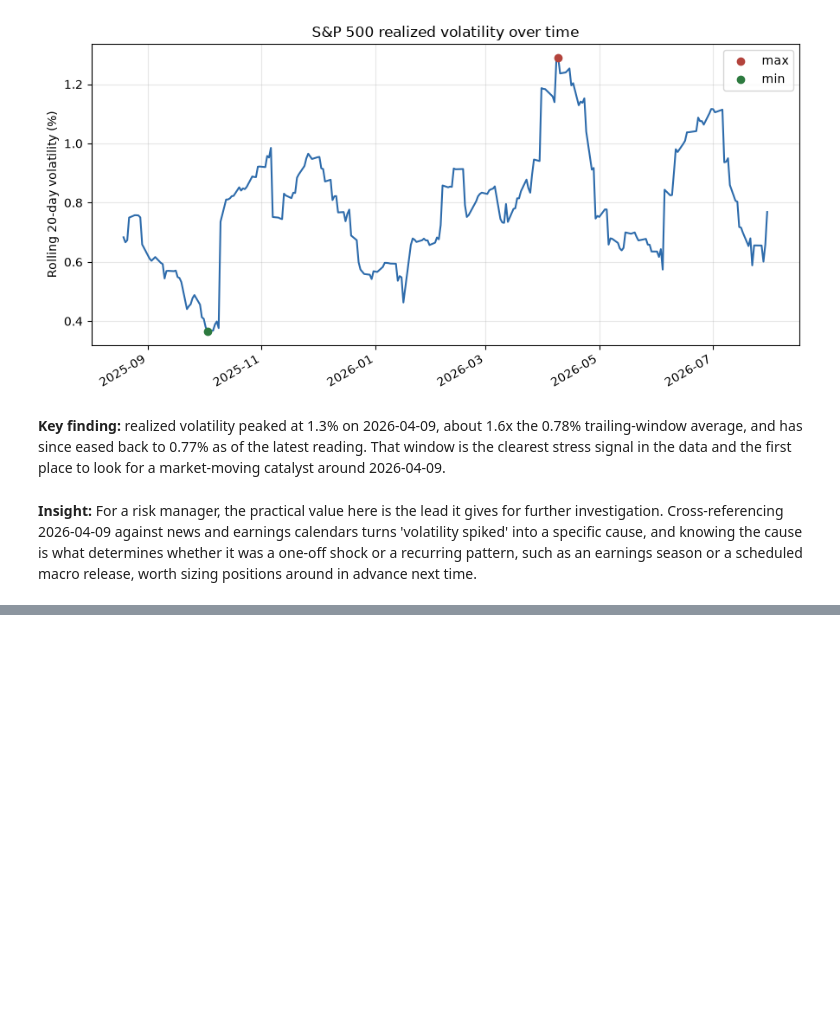
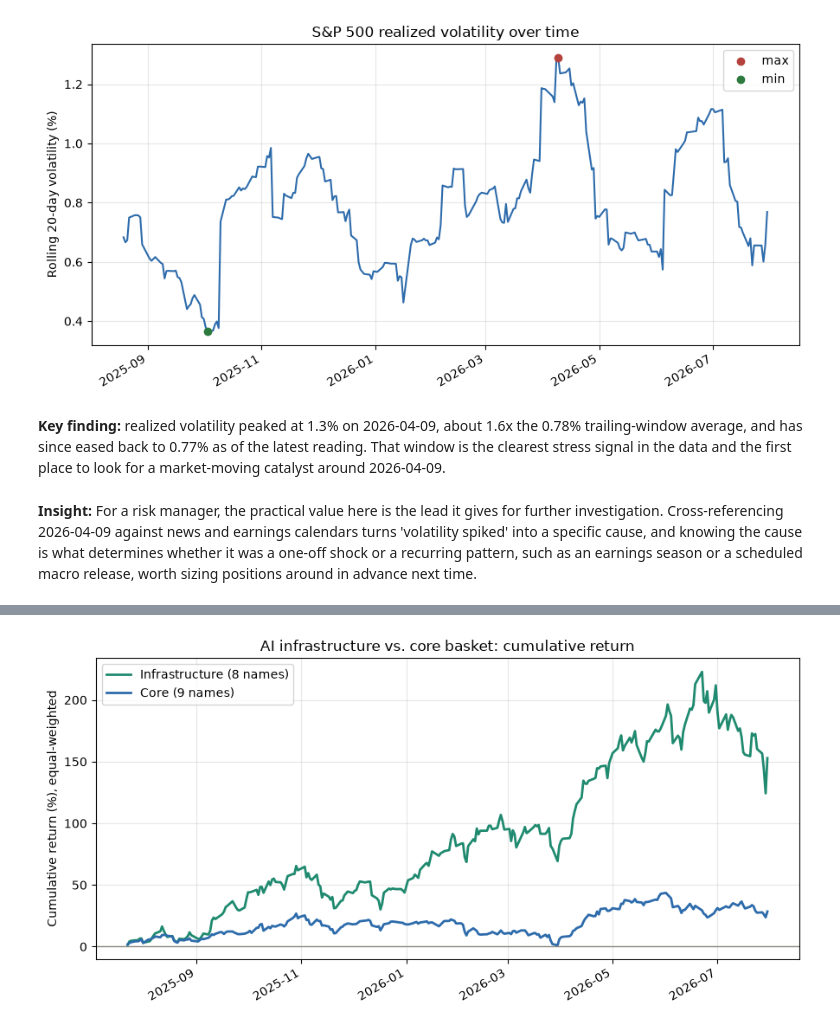
Before and after one commit to pdglenchur-glitch/market_ai_pulse, a Jupyter notebook: analysis/key_findings.ipynb, the cells around one changed output, grey strips where cells are left out. Cells and saved outputs as stored; diff of their text form; code cells hidden in the pictures; blank space fills up the shorter version.

```diff
--- a/analysis/key_findings.ipynb
+++ b/analysis/key_findings.ipynb
@@ -549,0 +615,13 @@ display(Markdown(
+# %%
+fig, ax = plt.subplots(figsize=(9, 4.5))
+ax.plot(pd.to_datetime(infra_cum.index), infra_cum * 100, label=f'Infrastructure ({len(INFRA_COHORT)} names)', color='#1f8a6f', linewidth=2)
+ax.plot(pd.to_datetime(core_cum.index), core_cum * 100, label=f'Core ({len(CORE_COHORT)} names)', color='#2d6bab', linewidth=2)
+ax.axhline(0, color='#898781', linewidth=1)
+ax.set_ylabel('Cumulative return (%), equal-weighted')
+ax.set_title('AI infrastructure vs. core basket: cumulative return')
+ax.legend()
+fig.autofmt_xdate()
+plt.tight_layout()
+plt.show()
+# %% [output]
+[figure, added]
```
Also changed, not shown: parts of 7 cells of this notebook, 8 other files.
